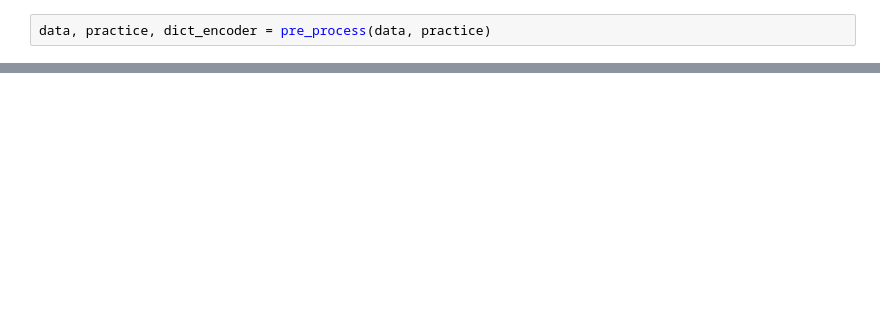
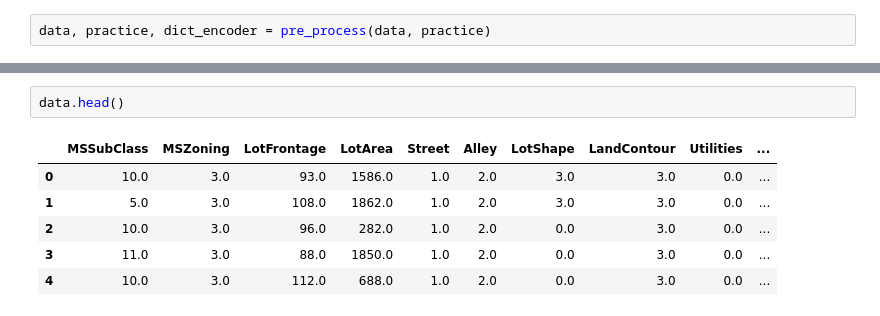
Before and after one commit to LaurentFerhi/House-Prices-Advanced-Regression-Techniques, a Jupyter notebook: Housing.ipynb, the cells around one changed output, grey strips where cells are left out. Drawn from its saved outputs; the diff is of its cells as text; blank space fills up the shorter version.

```diff
--- a/Housing.ipynb
+++ b/Housing.ipynb
@@ -43,0 +65,9 @@ data, practice, dict_encoder = pre_process(data, practice)
+# %%
+data.head()
+# %% [output]
+|  | MSSubClass | MSZoning | LotFrontage | LotArea | Street | Alley | LotShape | LandContour | Utilities | ... |
+| 0 | 10.0 | 3.0 | 93.0 | 1586.0 | 1.0 | 2.0 | 3.0 | 3.0 | 0.0 | ... |
+| 1 | 5.0 | 3.0 | 108.0 | 1862.0 | 1.0 | 2.0 | 3.0 | 3.0 | 0.0 | ... |
+| 2 | 10.0 | 3.0 | 96.0 | 282.0 | 1.0 | 2.0 | 0.0 | 3.0 | 0.0 | ... |
+| 3 | 11.0 | 3.0 | 88.0 | 1850.0 | 1.0 | 2.0 | 0.0 | 3.0 | 0.0 | ... |
+| 4 | 10.0 | 3.0 | 112.0 | 688.0 | 1.0 | 2.0 | 0.0 | 3.0 | 0.0 | ... |
```
Also changed, not shown: parts of 27 cells of this notebook, 4 other files.
